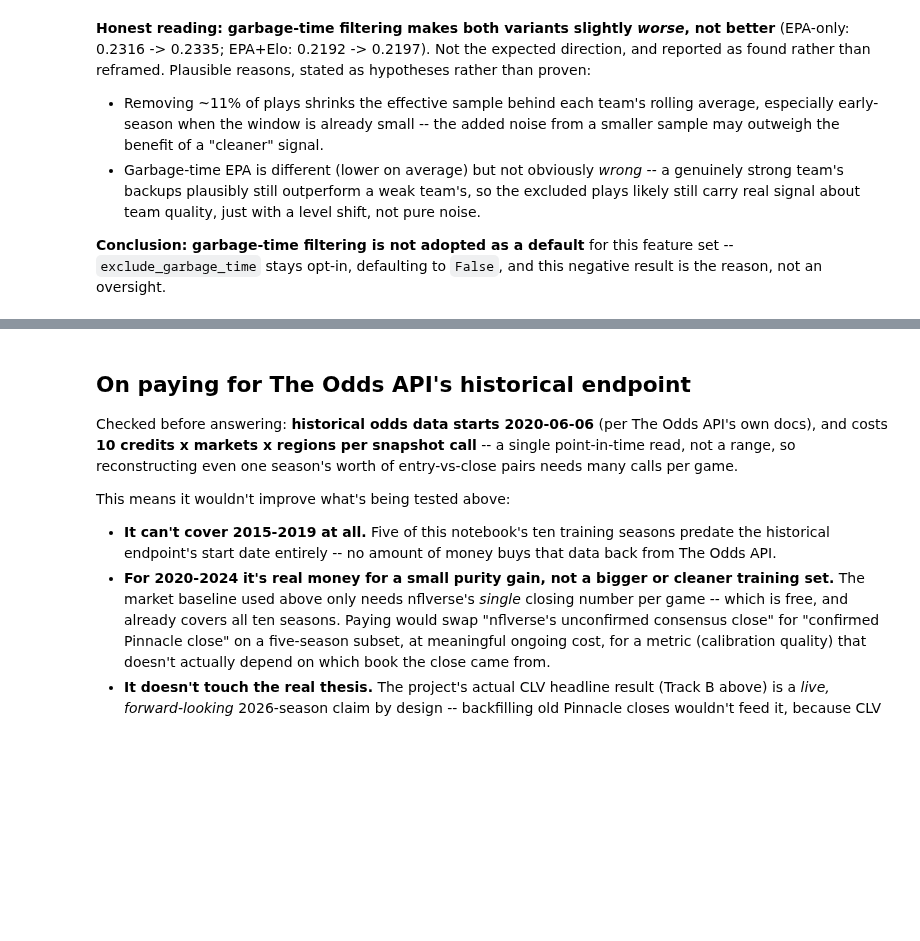
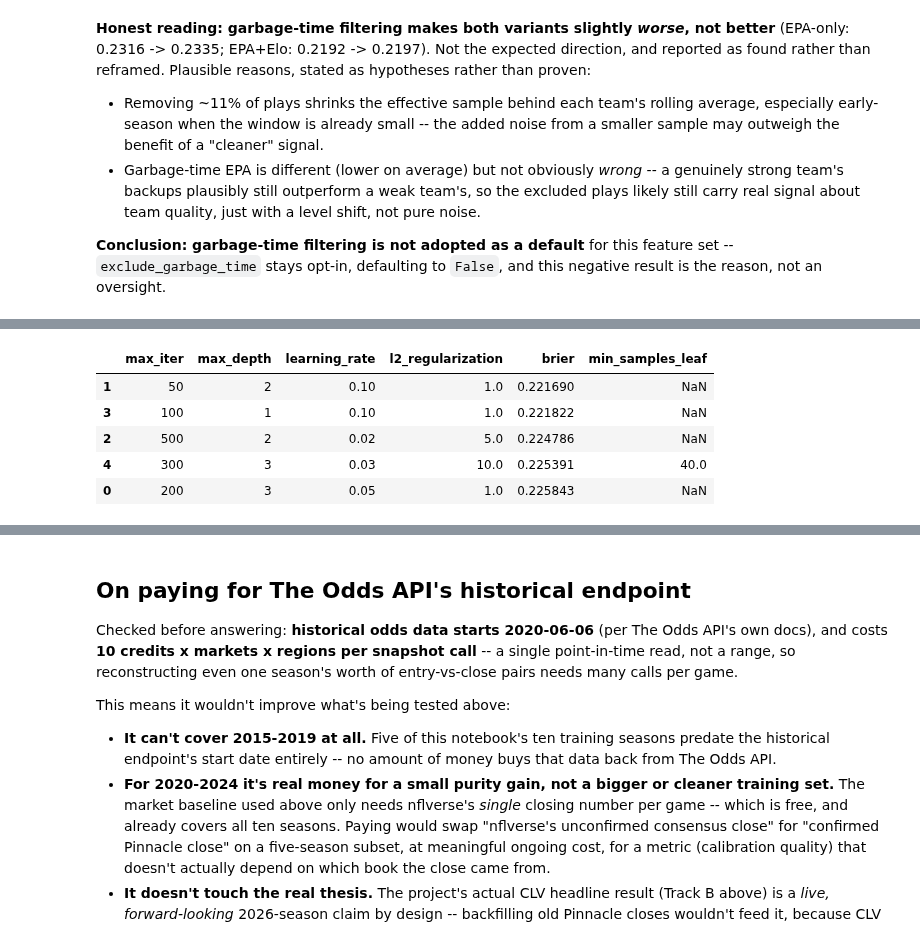
Before and after one commit to rahulr-1006/nfl_2026, a Jupyter notebook: notebooks/model_backtest_results.ipynb, the cells around one changed output, grey strips where cells are left out. Saved outputs shown, nothing was run; the diff lists cells and outputs as text; code cells hidden in the pictures; blank space fills up the shorter version.

```diff
--- a/notebooks/model_backtest_results.ipynb
+++ b/notebooks/model_backtest_results.ipynb
@@ -313,0 +325,24 @@ this negative result is the reason, not an oversight.
+# %%
+from src.model.evaluate import brier_score
+from src.model.train import fit_gbm_model
+
+gbm_sweep_configs = [
+    dict(max_iter=200, max_depth=3, learning_rate=0.05, l2_regularization=1.0),
+    dict(max_iter=50, max_depth=2, learning_rate=0.1, l2_regularization=1.0),
+    dict(max_iter=500, max_depth=2, learning_rate=0.02, l2_regularization=5.0),
+    dict(max_iter=100, max_depth=1, learning_rate=0.1, l2_regularization=1.0),
+    dict(max_iter=300, max_depth=3, learning_rate=0.03, l2_regularization=10.0, min_samples_leaf=40),
+]
+sweep_rows = []
+for cfg in gbm_sweep_configs:
+    m = fit_gbm_model(train_df_elo, feature_columns=COMBINED_FEATURE_COLUMNS, **cfg)
+    p = predict_home_win_proba(m, test_df_elo, feature_columns=COMBINED_FEATURE_COLUMNS)
+    sweep_rows.append({**cfg, "brier": brier_score(p, test_df_elo["home_win"])})
+pd.DataFrame(sweep_rows).sort_values("brier")
+# %% [output]
+|  | max_iter | max_depth | learning_rate | l2_regularization | brier | min_samples_leaf |
+| 1 | 50 | 2 | 0.10 | 1.0 | 0.221690 | NaN |
+| 3 | 100 | 1 | 0.10 | 1.0 | 0.221822 | NaN |
+| 2 | 500 | 2 | 0.02 | 5.0 | 0.224786 | NaN |
+| 4 | 300 | 3 | 0.03 | 10.0 | 0.225391 | 40.0 |
+| 0 | 200 | 3 | 0.05 | 1.0 | 0.225843 | NaN |
```
Also changed, not shown: parts of 4 cells of this notebook, 4 other files.
